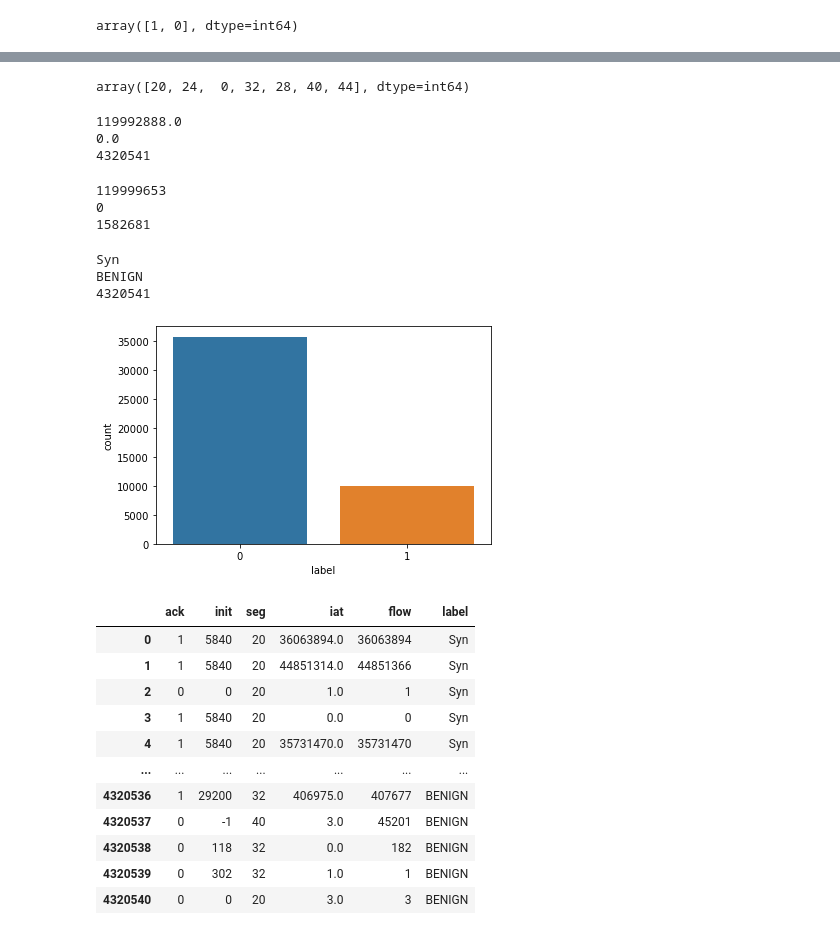
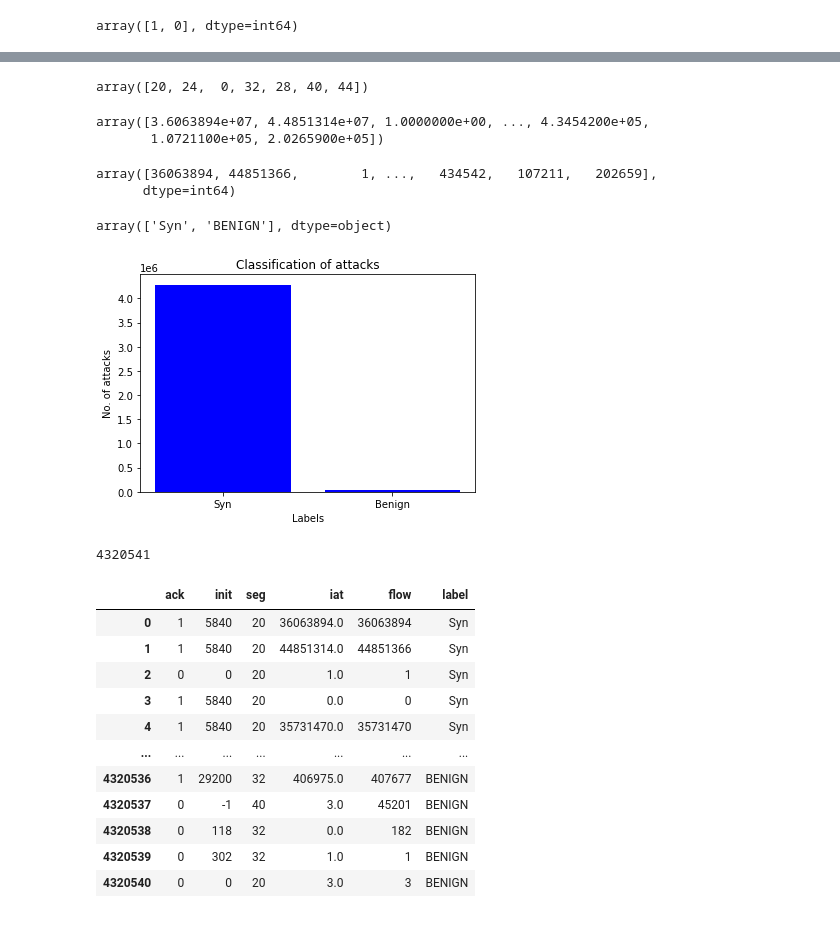
Before and after one commit to NielParekh/Detection-of-DDoS-attacks-on-Android-devices, a Jupyter notebook: second_cut.ipynb, the cells around one changed output, grey strips where cells are left out. Cells and saved outputs as stored; diff of their text form; code cells hidden in the pictures.

```diff
--- a/second_cut.ipynb
+++ b/second_cut.ipynb
@@ -53,43 +50,40 @@ print(min(init))
 # %%
-seg = df[' min_seg_size_forward']
+seg = df[' min_seg_size_forward'].tolist()
 pd.unique(seg)
 # %% [output]
-array([20, 24,  0, 32, 28, 40, 44], dtype=int64)
+array([20, 24,  0, 32, 28, 40, 44])
 # %%
 iat = df['Fwd IAT Total']
 pd.unique(iat)
-print(max(iat))
-print(min(iat))
-print(len(iat))
 # %% [output]
-119992888.0
-0.0
-4320541
+array([3.6063894e+07, 4.4851314e+07, 1.0000000e+00, ..., 4.3454200e+05,
+       1.0721100e+05, 2.0265900e+05])
 # %%
 flow = df[' Flow Duration']
 pd.unique(flow)
-print(max(flow))
-print(min(flow))
-print(len(flow))
 # %% [output]
-119999653
-0
-1582681
+array([36063894, 44851366,        1, ...,   434542,   107211,   202659],
+      dtype=int64)
 # %%
 label = df[' Label']
 pd.unique(label)
-print(max(label))
-print(min(label))
-print(len(label))
 # %% [output]
-Syn
-BENIGN
-4320541
+array(['Syn', 'BENIGN'], dtype=object)
-# %%
-ax = sns.countplot(y,label=" Label")
-B, M = y.value_counts()
-# %% [output]
-[figure, removed]
+# %%
+data = {'Syn':df[' Label'].value_counts().Syn, 'Benign':df[' Label'].value_counts().BENIGN}
+courses = list(data.keys())
+values = list(data.values())
+plt.bar(courses, values, color ='blue')
+plt.xlabel("Labels")
+plt.ylabel("No. of attacks")
+plt.title("Classification of attacks")
+plt.show()
+# %% [output]
+[figure, added]
+# %%
+len(init_graph)
+# %% [output]
+4320541
 # %%
 data = [df[" ACK Flag Count"], df["Init_Win_bytes_forward"],df[" min_seg_size_forward"], df["Fwd IAT Total"],df[" Flow Duration"], df[" Label"]]
 # %%
```
Also changed, not shown: parts of 1 cell of this notebook.
